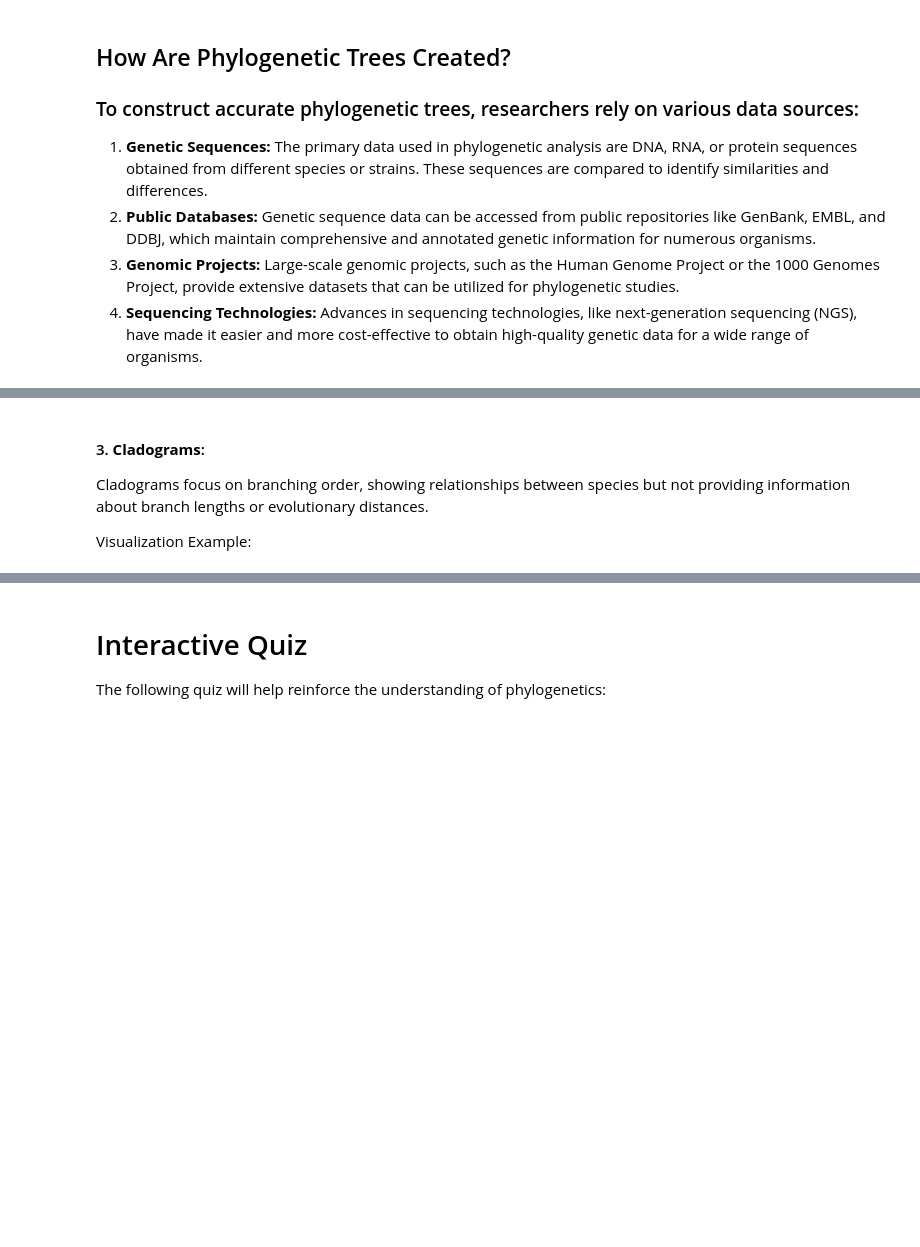
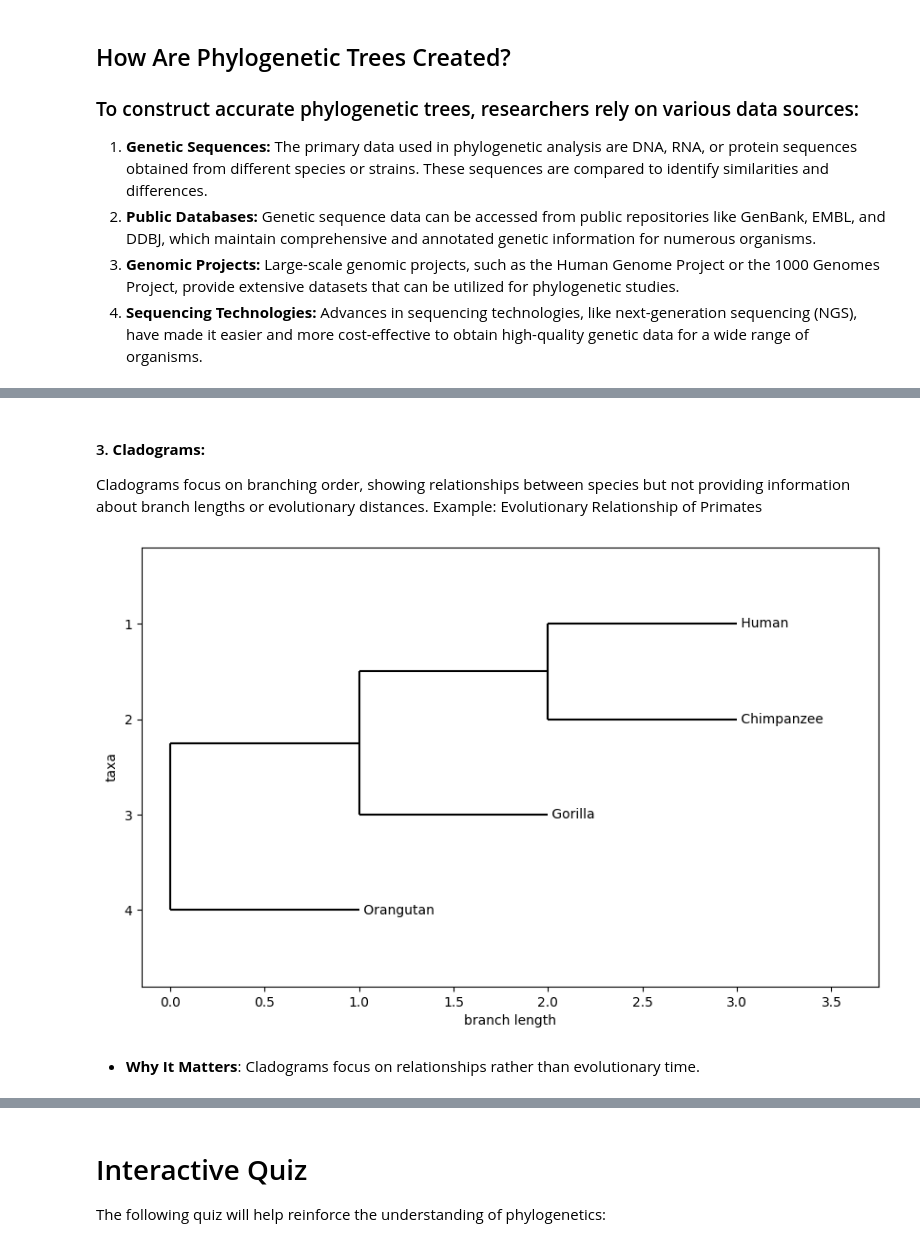
Before and after one commit to bicbioeng/nosi-phylogenetic-tree, a Jupyter notebook: Submodule1.ipynb, the cells around one changed output, grey strips where cells are left out. Drawn from its saved outputs; the diff is of its cells as text; code cells hidden in the pictures; blank space fills up the shorter version.

```diff
--- a/Submodule1.ipynb
+++ b/Submodule1.ipynb
@@ -117,9 +165,21 @@ plt.show()
 # %% [markdown]
-#### 3. **Cladograms**:
+#### 3. **Cladograms:**
 
 Cladograms focus on branching order, showing relationships between species but not providing information about branch lengths or evolutionary distances.
-
-Visualization Example:
+Example: Evolutionary Relationship of Primates
+# %%
+cladogram = "(((Human, Chimpanzee), Gorilla), Orangutan);"
+tree = Phylo.read(StringIO(cladogram), "newick")
+
+# Visualization
+fig, ax = plt.subplots(figsize=(10, 6))
+Phylo.draw(tree, axes=ax)
+ax.set_title("Cladogram: Evolution of Primates", fontsize=14, weight='bold')
+plt.show()
+# %% [output]
+[figure, added]
+# %% [markdown]
+- **Why It Matters**: Cladograms focus on relationships rather than evolutionary time.
 # %%
 from Bio import Phylo
 from io import StringIO
```
Also changed, not shown: parts of 28 cells of this notebook, 3 other files.
